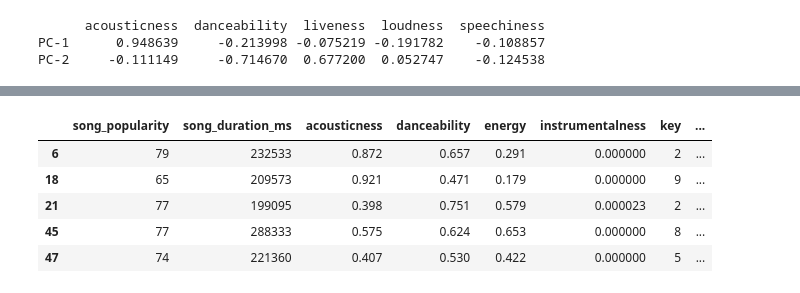
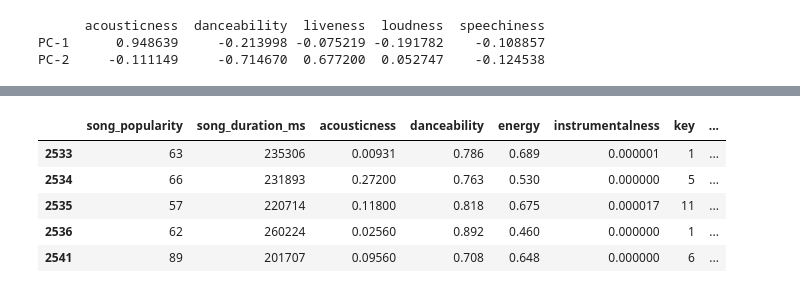
Before and after one commit to v33na/Final, a Jupyter notebook: Machine_Learning_final.ipynb, the cells around one changed output, grey strips where cells are left out. Cells and saved outputs as stored; diff of their text form; code cells hidden in the pictures.

```diff
--- a/Machine_Learning_final.ipynb
+++ b/Machine_Learning_final.ipynb
@@ -93,7 +70,7 @@ plt.show()
 # %% [output]
 [figure]
 # %%
-kmeans = KMeans(n_clusters=4)
+kmeans = KMeans(n_clusters=3)
 kmeans.fit(songs_features)
 # %% [output]
 KMeans(algorithm='auto', copy_x=True, init='k-means++', max_iter=300,
@@ -184,9 +165,11 @@ spotify_ML[songs1['label'] == 0].head()
 # %%
-spotify_ML[songs1['label'] == 2].head()
+spotify_ML[songs1['label'] == 2].tail()
+
+#Chill and Reflect
 # %% [output]
 |  | song_popularity | song_duration_ms | acousticness | danceability | energy | instrumentalness | key | ... |
-| 6 | 79 | 232533 | 0.872 | 0.657 | 0.291 | 0.000000 | 2 | ... |
-| 18 | 65 | 209573 | 0.921 | 0.471 | 0.179 | 0.000000 | 9 | ... |
-| 21 | 77 | 199095 | 0.398 | 0.751 | 0.579 | 0.000023 | 2 | ... |
-| 45 | 77 | 288333 | 0.575 | 0.624 | 0.653 | 0.000000 | 8 | ... |
-| 47 | 74 | 221360 | 0.407 | 0.530 | 0.422 | 0.000000 | 5 | ... |
+| 2533 | 63 | 235306 | 0.00931 | 0.786 | 0.689 | 0.000001 | 1 | ... |
+| 2534 | 66 | 231893 | 0.27200 | 0.763 | 0.530 | 0.000000 | 5 | ... |
+| 2535 | 57 | 220714 | 0.11800 | 0.818 | 0.675 | 0.000017 | 11 | ... |
+| 2536 | 62 | 260224 | 0.02560 | 0.892 | 0.460 | 0.000000 | 1 | ... |
+| 2541 | 89 | 201707 | 0.09560 | 0.708 | 0.648 | 0.000000 | 6 | ... |
```
Also changed, not shown: parts of 20 cells of this notebook, 1 other file.
